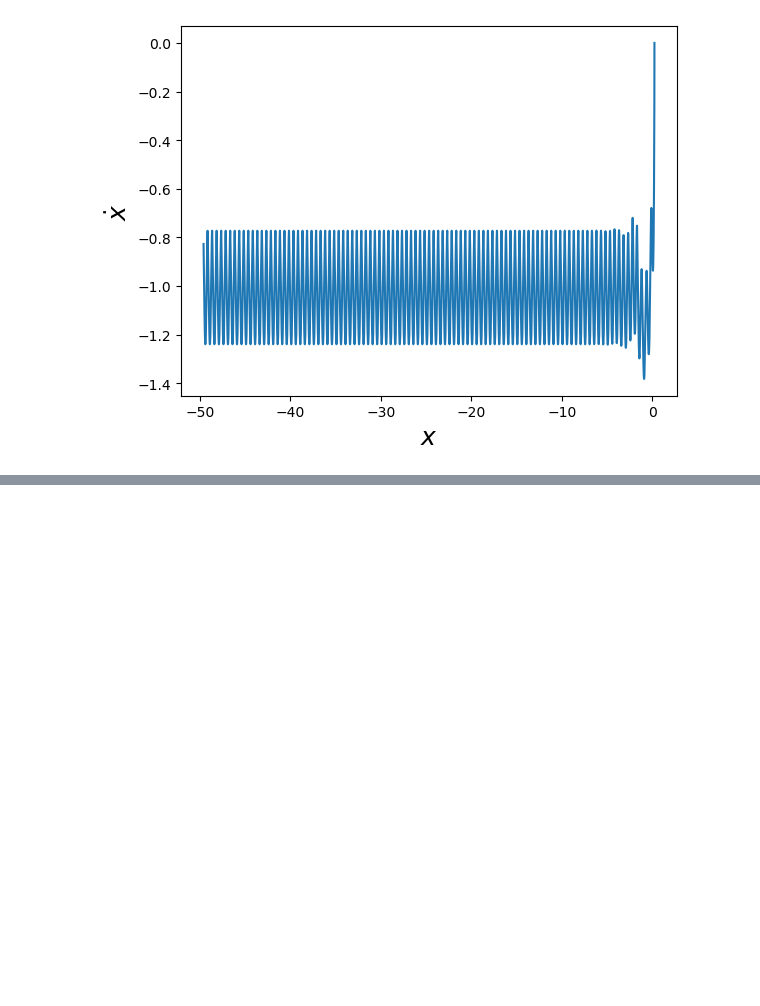
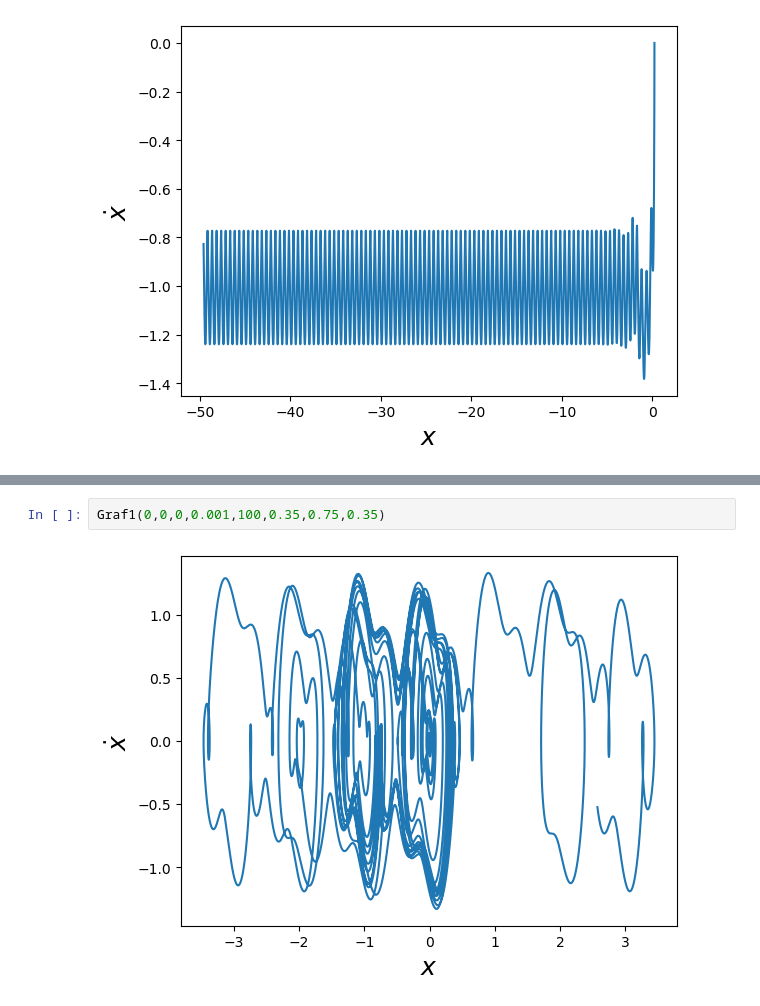
Before and after one commit to Arely00/ArelyGuadalupeJimenezDIaz-mn-2024, a Jupyter notebook: Proyecto Final.ipynb, the cells around one changed output, grey strips where cells are left out. Drawn from its saved outputs; the diff is of its cells as text; blank space fills up the shorter version.

```diff
--- a/Proyecto Final.ipynb
+++ b/Proyecto Final.ipynb
@@ -256,0 +383,4 @@ prom(0.5,0,0,0.001,10)
+# %%
+Graf1(0,0,0,0.001,100,0.35,0.75,0.35)
+# %% [output]
+[figure, added]
```
Also changed, not shown: parts of 10 cells of this notebook.
